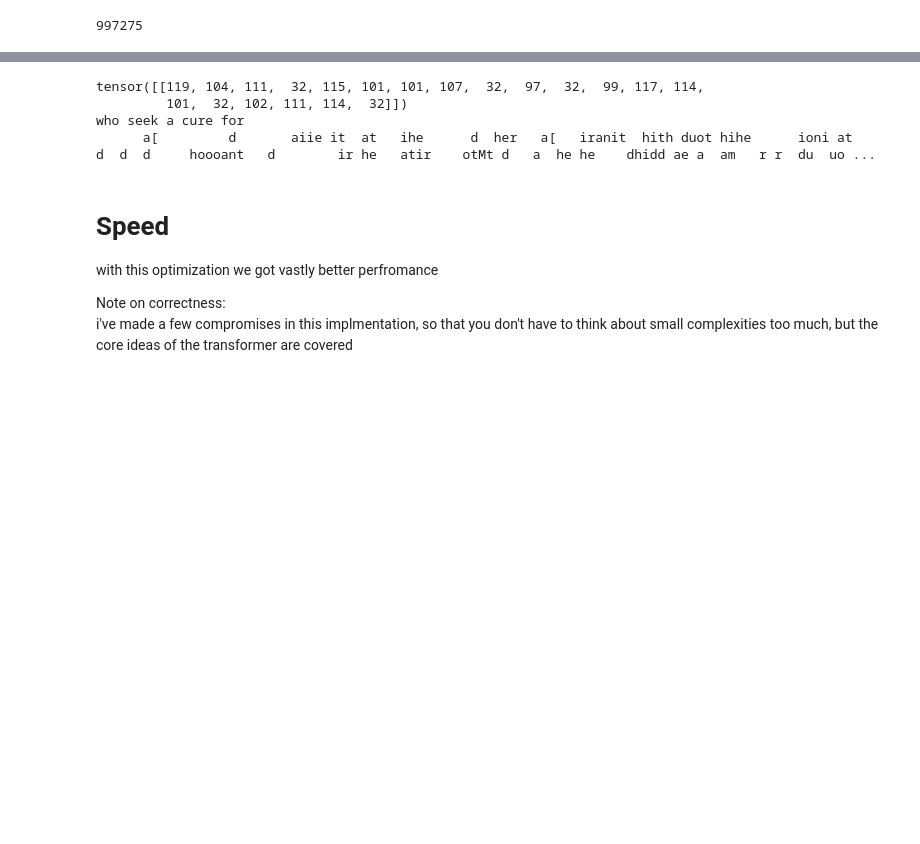
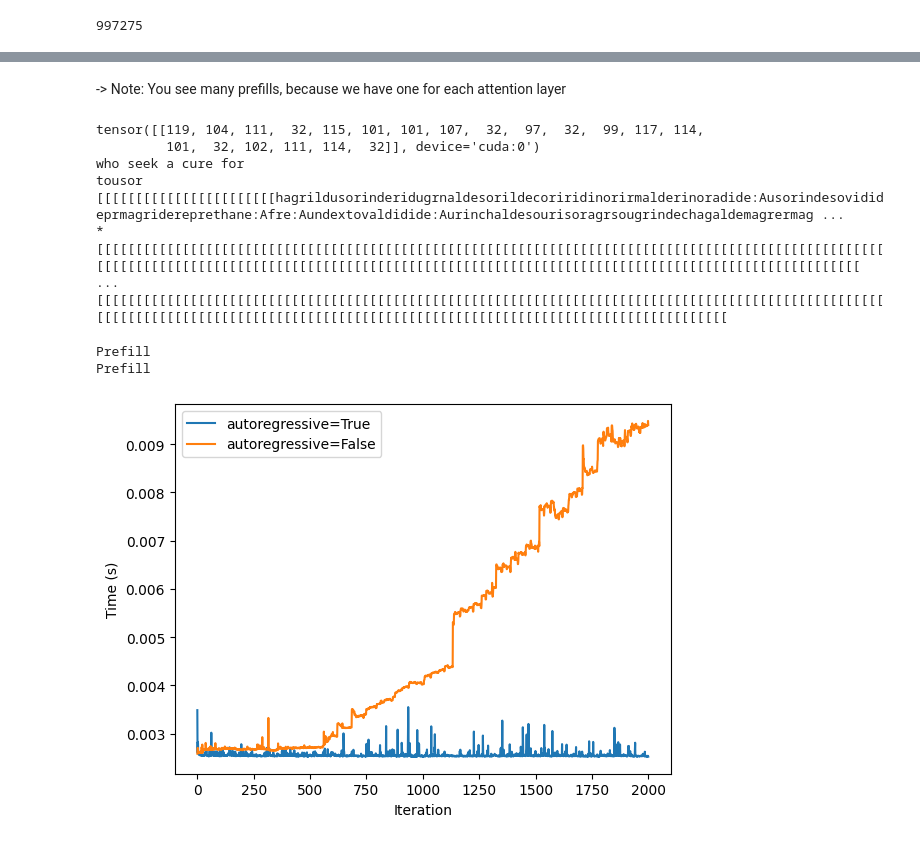
Before and after one commit to LucaM185/GPTs-from-scratch, a Jupyter notebook: 7b - KVCache.ipynb, the cells around one changed output, grey strips where cells are left out. Saved outputs shown, nothing was run; the diff lists cells and outputs as text; code cells hidden in the pictures; blank space fills up the shorter version.

Commit message:
kv cache demo working fast on GPU + reruns

```diff
--- a/7b - KVCache.ipynb
+++ b/7b - KVCache.ipynb
@@ -85,12 +96,10 @@ Time taken: 0.532940149307251 seconds
 # %%
-sequence_length = 1024
 
 class CachedAttention(nn.Module):
-    def __init__(self, emb_size, head_size, n_heads):
+    def __init__(self, emb_size, head_size):
         super().__init__()
         self.emb_size = emb_size
         self.head_size = head_size
-        self.n_heads = n_heads
 
         self.keys = nn.Linear(emb_size, head_size, bias=False)
         self.queries = nn.Linear(emb_size, head_size, bias=False)
@@ -117,9 +126,10 @@ class CachedAttention(nn.Module):
         return weights @ values
 
     def cached_autoregressive_forward(self, x):
-        new_keys = self.keys(x[:, -1:])
-        new_queries = self.queries(x[:, -1:])
-        new_values = self.values(x[:, -1:])
+        last_token = x[:, -1:]
+        new_keys = self.keys(last_token)
+        new_queries = self.queries(last_token)
+        new_values = self.values(last_token)
         L = x.size(1)-1
 
         self.key_cache[:, L, :] = new_keys
@@ -129,5 +139,6 @@ class CachedAttention(nn.Module):
         weights = F.softmax(weights, dim=-1)
         return weights @ self.value_cache[:, :L+1, :]
 
-att_cached = CachedAttention(emb_size=256, head_size=256, n_heads=4)
+att_cached = CachedAttention(emb_size=DIM, head_size=DIM).to(device)
+torch.cuda.synchronize()
 # %%
@@ -244,9 +268,9 @@ class Attention(nn.Module):
 
     def forward(self, x, autoregressive=False):
         if autoregressive:
-            qk, v = self.update_qkv(x)
+            qk, v = self.update_qkv(x) # inference
         else:
-            qk, v = self.compute_qkv(x)
+            qk, v = self.compute_qkv(x) # training
 
         att = torch.softmax(qk / math.sqrt(self.emb_size), dim=-1)
         return torch.matmul(att, v)
@@ -267,11 +291,12 @@ class Attention(nn.Module):
 
     def update_qkv(self, x):
         assert x.shape[0] == 1, "Only batch size 1 is supported"
-        if self.step == 0: return self.compute_qkv(x, build_cache=True)
+        if self.step == 0: print("Prefill"); return self.compute_qkv(x, build_cache=True)
 
-        q = self.queries(x[:, -1, :]).unsqueeze(1)
-        k = self.keys(x[:, -1, :]).unsqueeze(1)
-        v = self.values(x[:, -1, :]).unsqueeze(1)
+        last_token = x[:, -1, :]
+        q = self.queries(last_token).unsqueeze(1)
+        k = self.keys(last_token).unsqueeze(1)
+        v = self.values(last_token).unsqueeze(1)
 
         self.cache_k[:, self.step:self.step+1, :] = k
         self.cache_v[:, self.step:self.step+1, :] = v
@@ -315,5 +340,6 @@ class Transformer(nn.Module):
         for block in self.blocks:
             block.att.step = 0
 
-model = Transformer(vocab_size=len(inttotext), emb_size=128, n_blocks=2, head_size=128, hidden_size=128, n_layers=2, sequence_length=2048, cache_len=2048)
+DIM = 1024
+model = Transformer(vocab_size=len(inttotext), emb_size=DIM, n_blocks=4, head_size=DIM, hidden_size=DIM, n_layers=2, sequence_length=2048, cache_len=2048).to(device)
 # %%
@@ -387,21 +411,39 @@ who seek a cure for
+# %% [markdown]
+-> Note: You see many prefills, because we have one for each attention layer
 # %%
-example = inputs[torch.zeros(1).long()]
+example = inputs[torch.zeros(1).long()].to(device)
 print(example)
 
-for i in range(1000):
-    next = model.forward(example, autoregressive=False)[:, -1]
-    example = torch.cat([example, next.argmax(dim=-1).unsqueeze(1)], dim=1)
+with torch.no_grad():
+    for i in range(2000):
+        next = model.forward(example, autoregressive=False)[:, -1]
+        example = torch.cat([example, next.argmax(dim=-1).unsqueeze(1)], dim=1)
 
 print("".join(inttotext[i.item()] for i in example[0])[:20])
 print("".join(inttotext[i.item()] for i in example[0])[20:])
 # %% [output]
 tensor([[119, 104, 111,  32, 115, 101, 101, 107,  32,  97,  32,  99, 117, 114,
-         101,  32, 102, 111, 114,  32]])
+         101,  32, 102, 111, 114,  32]], device='cuda:0')
 who seek a cure for
-      a[         d       aiie it  at   ihe      d  her   a[   iranit  hith duot hihe      ioni at       d  d  d     hoooant   d        ir he   atir    otMt d   a  he he    dhidd ae a  am   r r  du  uo ...
+tousor [[[[[[[[[[[[[[[[[[[[[[[hagrildusorinderidugrnaldesorildecoriridinorirmalderinoradide:Ausorindesovidideprmagridereprethane:Afre:Aundextovaldidide:Aurinchaldesourisoragrsougrindechagaldemagrermag ...
+*[[[[[[[[[[[[[[[[[[[[[[[[[[[[[[[[[[[[[[[[[[[[[[[[[[[[[[[[[[[[[[[[[[[[[[[[[[[[[[[[[[[[[[[[[[[[[[[[[[[[[[[[[[[[[[[[[[[[[[[[[[[[[[[[[[[[[[[[[[[[[[[[[[[[[[[[[[[[[[[[[[[[[[[[[[[[[[[[[[[[[[[[[[[[[[[[[[[[[[[ ...
+[[[[[[[[[[[[[[[[[[[[[[[[[[[[[[[[[[[[[[[[[[[[[[[[[[[[[[[[[[[[[[[[[[[[[[[[[[[[[[[[[[[[[[[[[[[[[[[[[[[[[[[[[[[[[[[[[[[[[[[[[[[[[[[[[[[[[[[[[[[[[[[[[[[[[[[[[[[[[[[[[[[[[[[[[[[[[[[[[[[[[[
-# %% [markdown]
-# Speed
-with this optimization we got vastly better perfromance
-
-Note on correctness: <br>
-i've made a few compromises in this implmentation, so that you don't have to think about small complexities too much, but the core ideas of the transformer are covered
+# %%
+def bench(ar):
+    ex = inputs[torch.zeros(1).long()].to(device); model.reset_cache(); t=[]
+    sync = torch.cuda.synchronize if device.type=="cuda" else lambda: None
+    with torch.no_grad():
+        for _ in range(2000):
+            sync(); t0=time.perf_counter()
+            nxt = model.forward(ex, autoregressive=ar)[:, -1]
+            ex = torch.cat([ex, nxt.argmax(dim=-1).unsqueeze(1)], 1)
+            sync(); t.append(time.perf_counter()-t0)
+    return t
+
+t_ar, t_nar = bench(True), bench(False)
+plt.plot(t_ar, label="autoregressive=True"); plt.plot(t_nar, label="autoregressive=False")
+plt.xlabel("Iteration"); plt.ylabel("Time (s)"); plt.legend(); plt.show()
+# %% [output]
+Prefill
+Prefill
+[figure, added]
```
Also changed, not shown: parts of 9 cells of this notebook, 4 other files.
